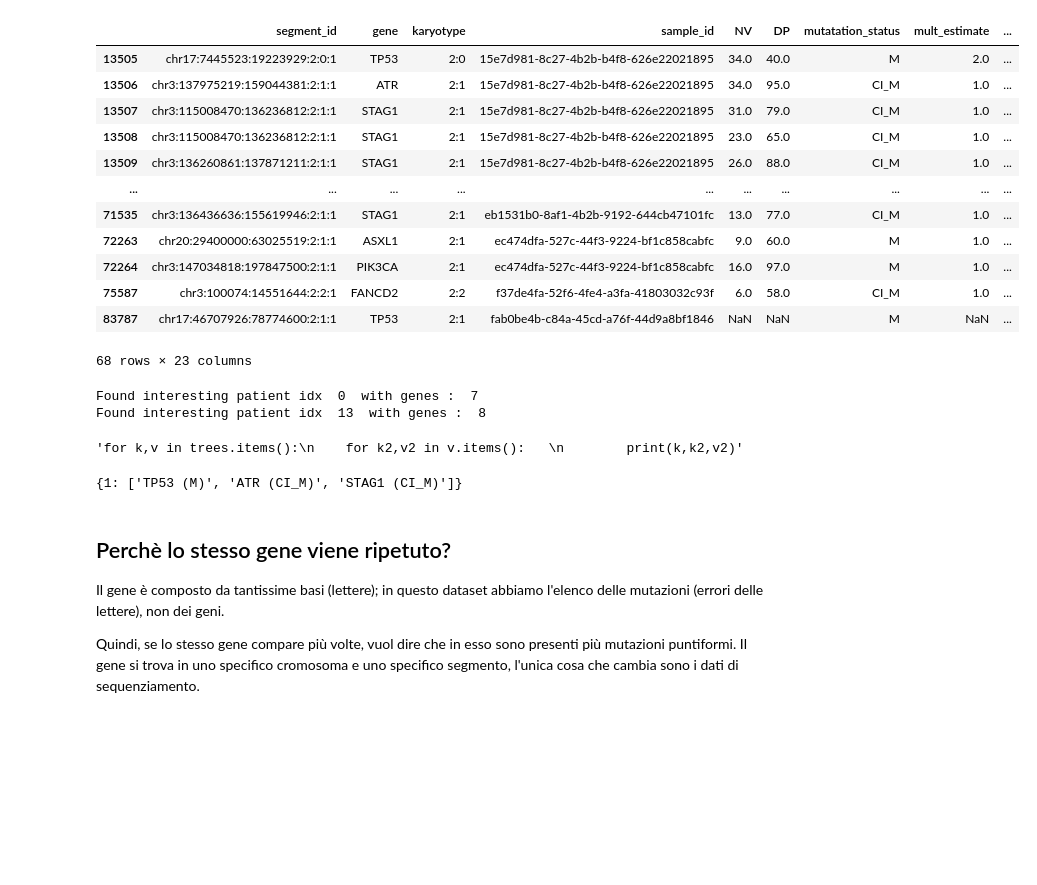
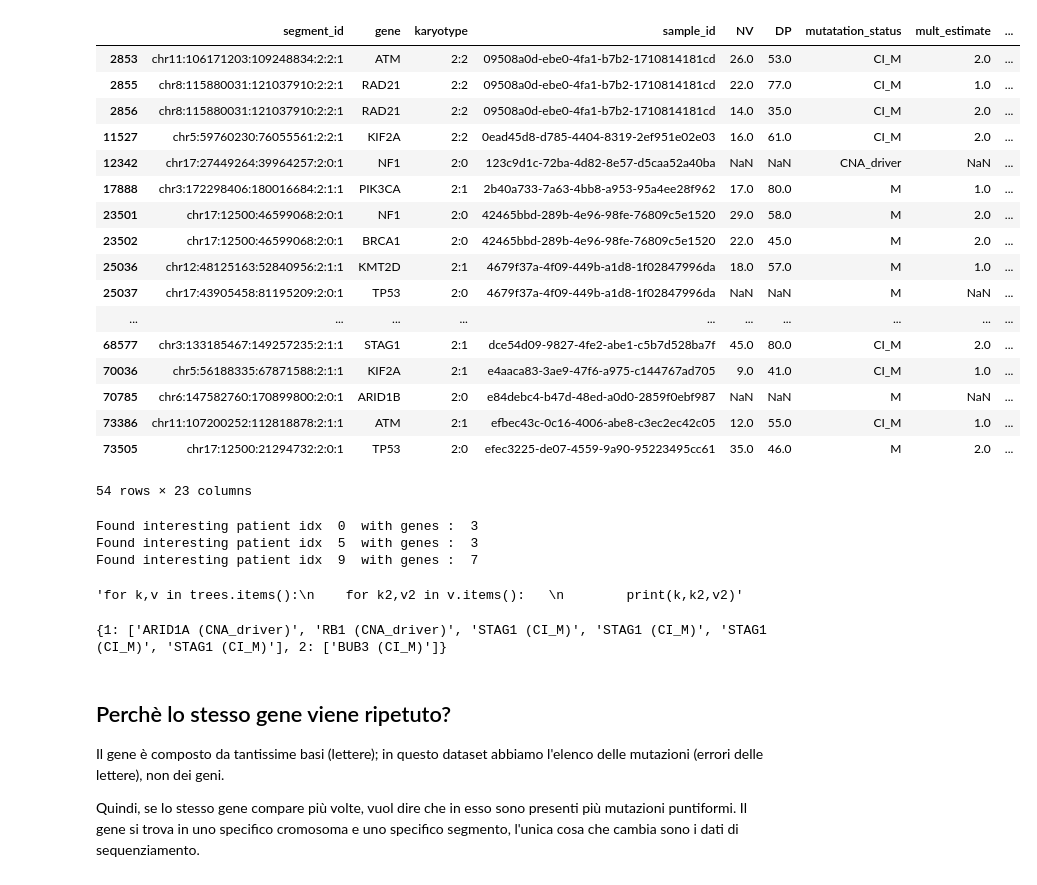
Before and after one commit to hifodbs/TikTakTuk, a Jupyter notebook: one_patient_graph.ipynb, the cells around one changed output. Cells and saved outputs as stored; diff of their text form; code cells hidden in the pictures; blank space fills up the shorter version.

```diff
--- a/one_patient_graph.ipynb
+++ b/one_patient_graph.ipynb
@@ -1,38 +1,43 @@
 # %%
 import pyreadr
 
 # Load the rds file
 result = pyreadr.read_r('06_Cb_BTM_table.rds')
 
 # pyreadr returns a dictionary; the data is usually under the 'None' key
 # because rds files contain a single object without a specific name.
 df = result[None]
 
 df = df[df['mutatation_status']!="WT"]
 
 # select ttype
 
-ttype = "ESAD"
+ttype = "OV"
 
 df = df[df["ttype"]==ttype]
 
 df = df.dropna(subset=["clock_rank","gene"])
 
 df
 # %% [output]
 |  | segment_id | gene | karyotype | sample_id | NV | DP | mutatation_status | mult_estimate | ... |
-| 13505 | chr17:7445523:19223929:2:0:1 | TP53 | 2:0 | 15e7d981-8c27-4b2b-b4f8-626e22021895 | 34.0 | 40.0 | M | 2.0 | ... |
-| 13506 | chr3:137975219:159044381:2:1:1 | ATR | 2:1 | 15e7d981-8c27-4b2b-b4f8-626e22021895 | 34.0 | 95.0 | CI_M | 1.0 | ... |
-| 13507 | chr3:115008470:136236812:2:1:1 | STAG1 | 2:1 | 15e7d981-8c27-4b2b-b4f8-626e22021895 | 31.0 | 79.0 | CI_M | 1.0 | ... |
-| 13508 | chr3:115008470:136236812:2:1:1 | STAG1 | 2:1 | 15e7d981-8c27-4b2b-b4f8-626e22021895 | 23.0 | 65.0 | CI_M | 1.0 | ... |
-| 13509 | chr3:136260861:137871211:2:1:1 | STAG1 | 2:1 | 15e7d981-8c27-4b2b-b4f8-626e22021895 | 26.0 | 88.0 | CI_M | 1.0 | ... |
+| 2853 | chr11:106171203:109248834:2:2:1 | ATM | 2:2 | 09508a0d-ebe0-4fa1-b7b2-1710814181cd | 26.0 | 53.0 | CI_M | 2.0 | ... |
+| 2855 | chr8:115880031:121037910:2:2:1 | RAD21 | 2:2 | 09508a0d-ebe0-4fa1-b7b2-1710814181cd | 22.0 | 77.0 | CI_M | 1.0 | ... |
+| 2856 | chr8:115880031:121037910:2:2:1 | RAD21 | 2:2 | 09508a0d-ebe0-4fa1-b7b2-1710814181cd | 14.0 | 35.0 | CI_M | 2.0 | ... |
+| 11527 | chr5:59760230:76055561:2:2:1 | KIF2A | 2:2 | 0ead45d8-d785-4404-8319-2ef951e02e03 | 16.0 | 61.0 | CI_M | 2.0 | ... |
+| 12342 | chr17:27449264:39964257:2:0:1 | NF1 | 2:0 | 123c9d1c-72ba-4d82-8e57-d5caa52a40ba | NaN | NaN | CNA_driver | NaN | ... |
+| 17888 | chr3:172298406:180016684:2:1:1 | PIK3CA | 2:1 | 2b40a733-7a63-4bb8-a953-95a4ee28f962 | 17.0 | 80.0 | M | 1.0 | ... |
+| 23501 | chr17:12500:46599068:2:0:1 | NF1 | 2:0 | 42465bbd-289b-4e96-98fe-76809c5e1520 | 29.0 | 58.0 | M | 2.0 | ... |
+| 23502 | chr17:12500:46599068:2:0:1 | BRCA1 | 2:0 | 42465bbd-289b-4e96-98fe-76809c5e1520 | 22.0 | 45.0 | M | 2.0 | ... |
+| 25036 | chr12:48125163:52840956:2:1:1 | KMT2D | 2:1 | 4679f37a-4f09-449b-a1d8-1f02847996da | 18.0 | 57.0 | M | 1.0 | ... |
+| 25037 | chr17:43905458:81195209:2:0:1 | TP53 | 2:0 | 4679f37a-4f09-449b-a1d8-1f02847996da | NaN | NaN | M | NaN | ... |
 | ... | ... | ... | ... | ... | ... | ... | ... | ... | ... |
-| 71535 | chr3:136436636:155619946:2:1:1 | STAG1 | 2:1 | eb1531b0-8af1-4b2b-9192-644cb47101fc | 13.0 | 77.0 | CI_M | 1.0 | ... |
-| 72263 | chr20:29400000:63025519:2:1:1 | ASXL1 | 2:1 | ec474dfa-527c-44f3-9224-bf1c858cabfc | 9.0 | 60.0 | M | 1.0 | ... |
-| 72264 | chr3:147034818:197847500:2:1:1 | PIK3CA | 2:1 | ec474dfa-527c-44f3-9224-bf1c858cabfc | 16.0 | 97.0 | M | 1.0 | ... |
-| 75587 | chr3:100074:14551644:2:2:1 | FANCD2 | 2:2 | f37de4fa-52f6-4fe4-a3fa-41803032c93f | 6.0 | 58.0 | CI_M | 1.0 | ... |
-| 83787 | chr17:46707926:78774600:2:1:1 | TP53 | 2:1 | fab0be4b-c84a-45cd-a76f-44d9a8bf1846 | NaN | NaN | M | NaN | ... |
+| 68577 | chr3:133185467:149257235:2:1:1 | STAG1 | 2:1 | dce54d09-9827-4fe2-abe1-c5b7d528ba7f | 45.0 | 80.0 | CI_M | 2.0 | ... |
+| 70036 | chr5:56188335:67871588:2:1:1 | KIF2A | 2:1 | e4aaca83-3ae9-47f6-a975-c144767ad705 | 9.0 | 41.0 | CI_M | 1.0 | ... |
+| 70785 | chr6:147582760:170899800:2:0:1 | ARID1B | 2:0 | e84debc4-b47d-48ed-a0d0-2859f0ebf987 | NaN | NaN | M | NaN | ... |
+| 73386 | chr11:107200252:112818878:2:1:1 | ATM | 2:1 | efbec43c-0c16-4006-abe8-c3ec2ec42c05 | 12.0 | 55.0 | CI_M | 1.0 | ... |
+| 73505 | chr17:12500:21294732:2:0:1 | TP53 | 2:0 | efec3225-de07-4559-9a90-95223495cc61 | 35.0 | 46.0 | M | 2.0 | ... |
-68 rows × 23 columns
+54 rows × 23 columns
 # %%
 trees = {}
 
@@ -55,6 +60,7 @@ for p in patients:
         df_p_r =  df_p[df_p["clock_rank"]==r]
         #take Gene and Status
         couple = df_p_r[['gene', 'mutatation_status']].drop_duplicates()
+        #couple = df_p_r[['gene', 'mutatation_status']]
         genes_list = [f"{row[0]} ({row[1]})" for row in couple.values]
         if len(genes_list)>0: #some ranks are skipped ????
             genes[r] = genes_list
@@ -65,20 +71,21 @@ for p in patients:
     for k2,v2 in v.items():
         print(k,k2,v2)'''
 # %% [output]
-Found interesting patient idx  0  with genes :  7
-Found interesting patient idx  13  with genes :  8
+Found interesting patient idx  0  with genes :  3
+Found interesting patient idx  5  with genes :  3
+Found interesting patient idx  9  with genes :  7
 'for k,v in trees.items():\n    for k2,v2 in v.items():   \n        print(k,k2,v2)'
 # %%
 from utils import plot_tree as pt
 
 
-p = patients[0]
+p = patients[9]
 
 print(trees[p])
 
 pt.print_tree(trees[p],"rank_same.gv")
 # %% [output]
-{1: ['TP53 (M)', 'ATR (CI_M)', 'STAG1 (CI_M)']}
+{1: ['ARID1A (CNA_driver)', 'RB1 (CNA_driver)', 'STAG1 (CI_M)', 'STAG1 (CI_M)', 'STAG1 (CI_M)', 'STAG1 (CI_M)'], 2: ['BUB3 (CI_M)']}
 # %% [markdown]
 ## Perchè lo stesso gene viene ripetuto?
 Il gene è composto da tantissime basi (lettere); in questo dataset abbiamo l'elenco delle mutazioni (errori delle lettere), non dei geni.
```
Also changed, not shown: parts of 1 cell of this notebook, 4 other files.
